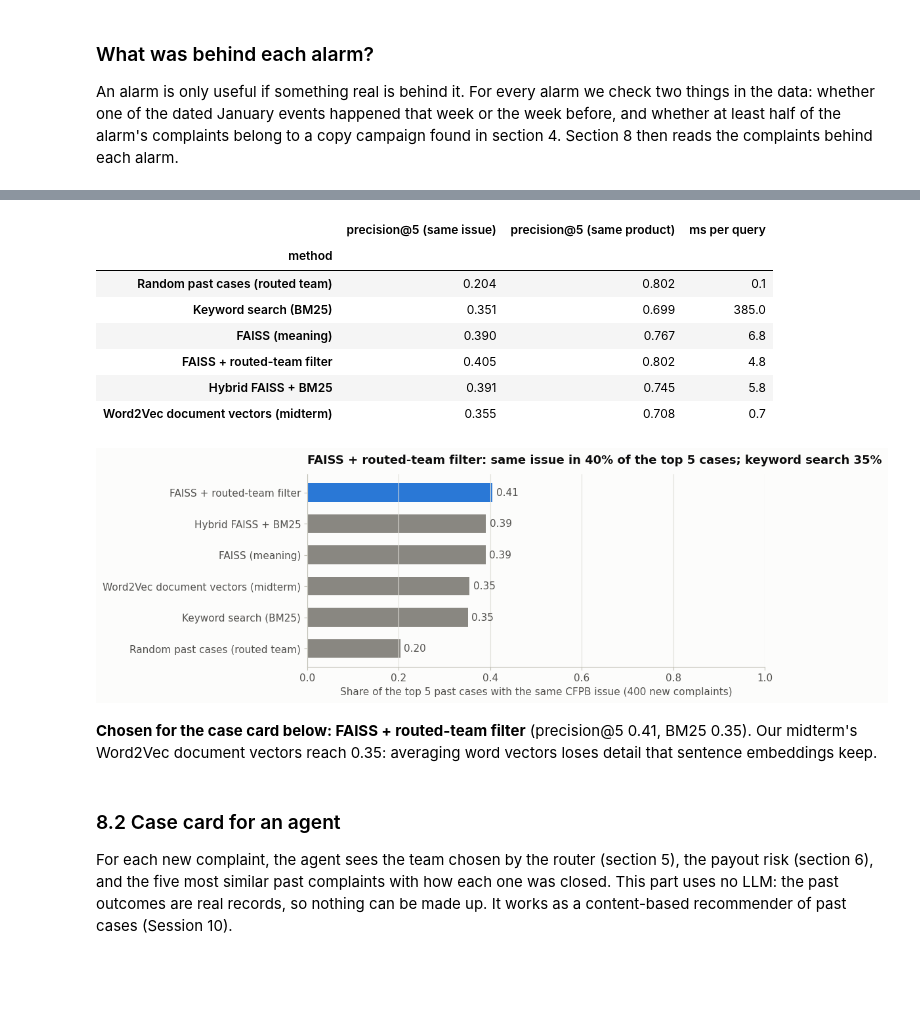
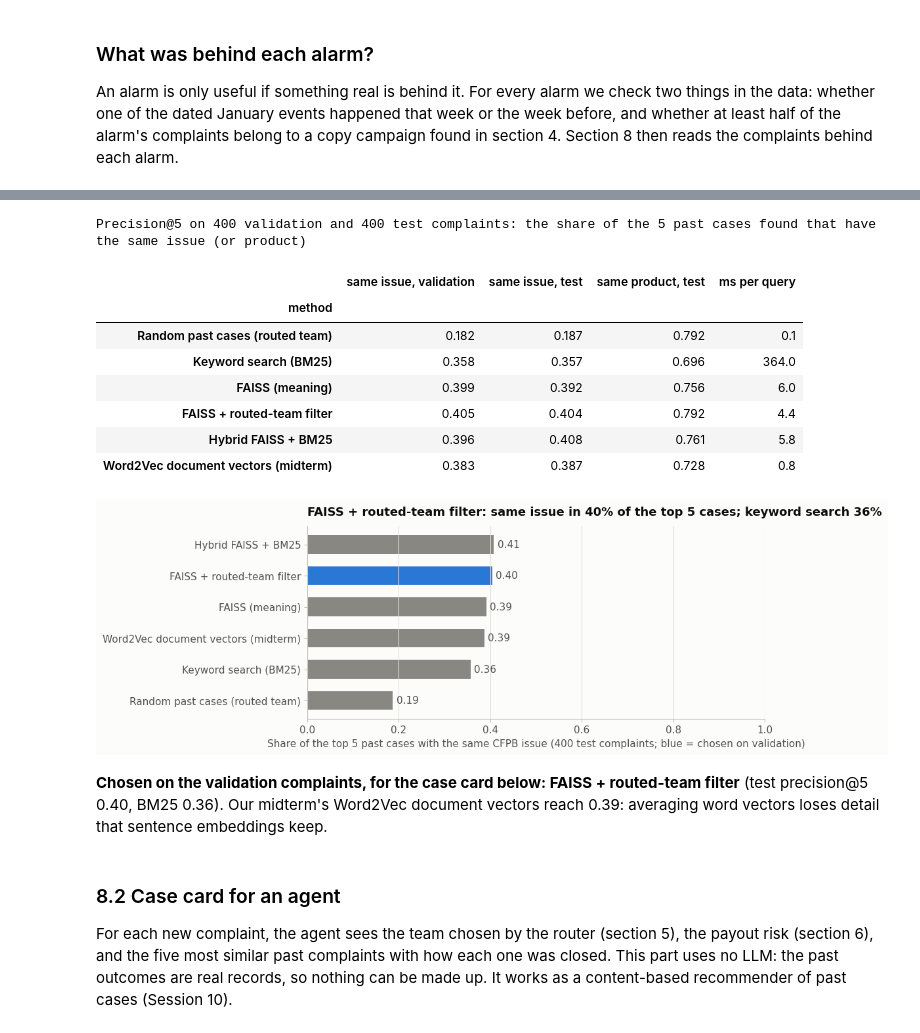
Before and after one commit to TedXpro/Introduction-To-Artificial-Intelligence-and-Machine-Learning-, a Jupyter notebook: FinalTermAssignment/Final_Project_Complaint_Intelligence.ipynb, the cells around one changed output, grey strips where cells are left out. Saved outputs shown, nothing was run; the diff lists cells and outputs as text; code cells hidden in the pictures; blank space fills up the shorter version.

```diff
--- a/FinalTermAssignment/Final_Project_Complaint_Intelligence.ipynb
+++ b/FinalTermAssignment/Final_Project_Complaint_Intelligence.ipynb
@@ -1124,8 +1325,9 @@ display(topic_table.style.format({"share of unique complaints": "{:.1%}", "share
 # %%
-u = df.loc[unique_ids]
+u = df.loc[test_idx]
 NMI = normalized_mutual_info_score(u["issue"], u["topic"])
 NMI_RANDOM = normalized_mutual_info_score(u["issue"], np.random.default_rng(SEED).permutation(u["topic"].to_numpy()))
-print(f"Agreement with the CFPB issue labels (NMI): {NMI:.3f}, random topics: {NMI_RANDOM:.3f}")
+print(f"Agreement with the CFPB issue labels on test complaints (NMI): {NMI:.3f}, "
+      f"untuned {UNTUNED_TEST_NMI:.3f}, random topics {NMI_RANDOM:.3f}")
 
 top_issues = u["issue"].value_counts().index[:8]
 heat = pd.crosstab(u["topic"], u["issue"], normalize="index").reindex(columns=top_issues, fill_value=0)
@@ -1409,5 +1611,6 @@ Knowledge base: 34,886 past complaints, BM25 index built in 1 s
 # %%
 EVAL_N = 100 if QUICK_RUN else 400
+val_rows = pd.Series(val_idx).sample(EVAL_N, random_state=SEED).to_numpy()
 eval_rows = pd.Series(test_idx).sample(EVAL_N, random_state=SEED).to_numpy()
 rng = np.random.default_rng(SEED)
 search_methods = {
@@ -1416,58 +1619,67 @@ search_methods = {
     "FAISS (meaning)": lambda r: dense_search(r),
     "FAISS + routed-team filter": lambda r: dense_search(r, route_pred[r]),
     "Hybrid FAISS + BM25": lambda r: hybrid_search(r),
     "Word2Vec document vectors (midterm)": lambda r: word2vec_search(r),
 }
 
 
 def share_same(row, hits, field):
     return np.mean([df.at[h, field] == df.at[row, field] for h in hits]) if hits else 0.0
 
 
-retrieval_rows = []
+retrieval_rows, p5_rows = [], {}
 for name, search in search_methods.items():
     start = time.time()
-    results = [(r, search(r)) for r in eval_rows]
+    val_hits = [(r, search(r)) for r in val_rows]
+    test_hits = [(r, search(r)) for r in eval_rows]
+    p5_rows[name] = np.array([share_same(r, h, "issue") for r, h in test_hits])
     retrieval_rows.append({"method": name,
-                           "precision@5 (same issue)": np.mean([share_same(r, h, "issue") for r, h in results]),
-                           "precision@5 (same product)": np.mean([share_same(r, h, "product") for r, h in results]),
-                           "ms per query": (time.time() - start) / EVAL_N * 1000})
+                           "same issue, validation": np.mean([share_same(r, h, "issue") for r, h in val_hits]),
+                           "same issue, test": p5_rows[name].mean(),
+                           "same product, test": np.mean([share_same(r, h, "product") for r, h in test_hits]),
+                           "ms per query": (time.time() - start) / (2 * EVAL_N) * 1000})
 retrieval = pd.DataFrame(retrieval_rows).set_index("method")
-display(retrieval.style.format({"precision@5 (same issue)": "{:.3f}", "precision@5 (same product)": "{:.3f}",
-                                "ms per query": "{:.1f}"}))
-P5_BEST_NAME = retrieval.drop(index="Random past cases (routed team)")["precision@5 (same issue)"].idxmax()
-P5_OURS = retrieval.loc[P5_BEST_NAME, "precision@5 (same issue)"]
-P5_W2V = retrieval.loc["Word2Vec document vectors (midterm)", "precision@5 (same issue)"]
-P5_FAISS = retrieval.loc["FAISS (meaning)", "precision@5 (same issue)"]
-P5_BM25 = retrieval.loc["Keyword search (BM25)", "precision@5 (same issue)"]
+print(f"Precision@5 on {EVAL_N} validation and {EVAL_N} test complaints: "
+      "the share of the 5 past cases found that have the same issue (or product)")
+display(retrieval.style.format({"same issue, validation": "{:.3f}", "same issue, test": "{:.3f}",
+                                "same product, test": "{:.3f}", "ms per query": "{:.1f}"}))
+P5_BEST_NAME = retrieval.drop(index="Random past cases (routed team)")["same issue, validation"].idxmax()
+P5_OURS = retrieval.loc[P5_BEST_NAME, "same issue, test"]
+P5_W2V = retrieval.loc["Word2Vec document vectors (midterm)", "same issue, test"]
+P5_FAISS = retrieval.loc["FAISS (meaning)", "same issue, test"]
+P5_BM25 = retrieval.loc["Keyword search (BM25)", "same issue, test"]
+P5_RANDOM = retrieval.loc["Random past cases (routed team)", "same issue, test"]
 
-values = retrieval["precision@5 (same issue)"].sort_values()
+values = retrieval["same issue, test"].sort_values()
 colors = [SERIES[0] if name == P5_BEST_NAME else MUTED for name in values.index]
 fig, ax = plt.subplots(figsize=(9, 3.8))
 bars = ax.barh(values.index, values.values, color=colors, height=0.6)
 ax.bar_label(bars, labels=[f"{v:.2f}" for v in values.values], padding=4, color=INK_2)
 ax.set_xlim(0, 1)
 ax.grid(axis="x")
 ax.grid(axis="y", visible=False)
-ax.set_xlabel(f"Share of the top 5 past cases with the same CFPB issue ({EVAL_N} new complaints)")
+ax.set_xlabel(f"Share of the top 5 past cases with the same CFPB issue ({EVAL_N} test complaints; "
+              "blue = chosen on validation)")
 ax.set_title(f"{P5_BEST_NAME}: same issue in {P5_OURS:.0%} of the top 5 cases; keyword search {P5_BM25:.0%}")
 save_fig(fig, "fig11_retrieval_precision")
 
 w2v_note = ("averaging word vectors loses detail that sentence embeddings keep" if P5_W2V < P5_FAISS
             else "on par with sentence embeddings")
-display(Markdown(f"**Chosen for the case card below: {P5_BEST_NAME}** (precision@5 {P5_OURS:.2f}, BM25 {P5_BM25:.2f}). "
+display(Markdown(f"**Chosen on the validation complaints, for the case card below: {P5_BEST_NAME}** "
+                 f"(test precision@5 {P5_OURS:.2f}, BM25 {P5_BM25:.2f}). "
                  f"Our midterm's Word2Vec document vectors reach {P5_W2V:.2f}: {w2v_note}."))
 # %% [output]
+Precision@5 on 400 validation and 400 test complaints: the share of the 5 past cases found that have the same issue (or product)
-|  | precision@5 (same issue) | precision@5 (same product) | ms per query |
-| method |  |  |  |
-| Random past cases (routed team) | 0.204 | 0.802 | 0.1 |
-| Keyword search (BM25) | 0.351 | 0.699 | 385.0 |
-| FAISS (meaning) | 0.390 | 0.767 | 6.8 |
-| FAISS + routed-team filter | 0.405 | 0.802 | 4.8 |
-| Hybrid FAISS + BM25 | 0.391 | 0.745 | 5.8 |
-| Word2Vec document vectors (midterm) | 0.355 | 0.708 | 0.7 |
+|  | same issue, validation | same issue, test | same product, test | ms per query |
+| method |  |  |  |  |
+| Random past cases (routed team) | 0.182 | 0.187 | 0.792 | 0.1 |
+| Keyword search (BM25) | 0.358 | 0.357 | 0.696 | 364.0 |
+| FAISS (meaning) | 0.399 | 0.392 | 0.756 | 6.0 |
+| FAISS + routed-team filter | 0.405 | 0.404 | 0.792 | 4.4 |
+| Hybrid FAISS + BM25 | 0.396 | 0.408 | 0.761 | 5.8 |
+| Word2Vec document vectors (midterm) | 0.383 | 0.387 | 0.728 | 0.8 |
-[figure, old version]
+[figure, new version]
-**Chosen for the case card below: FAISS + routed-team filter** (precision@5 0.41, BM25 0.35). Our midterm's Word2Vec document vectors reach 0.35: averaging word vectors loses detail that sentence embeddings keep.
+**Chosen on the validation complaints, for the case card below: FAISS + routed-team filter** (test precision@5 0.40, BM25 0.36). Our midterm's Word2Vec document vectors reach 0.39: averaging word vectors loses detail that sentence embeddings keep.
 # %% [markdown]
 ### 8.2 Case card for an agent
 
```
Also changed, not shown: parts of 49 cells of this notebook, 8 other files.
